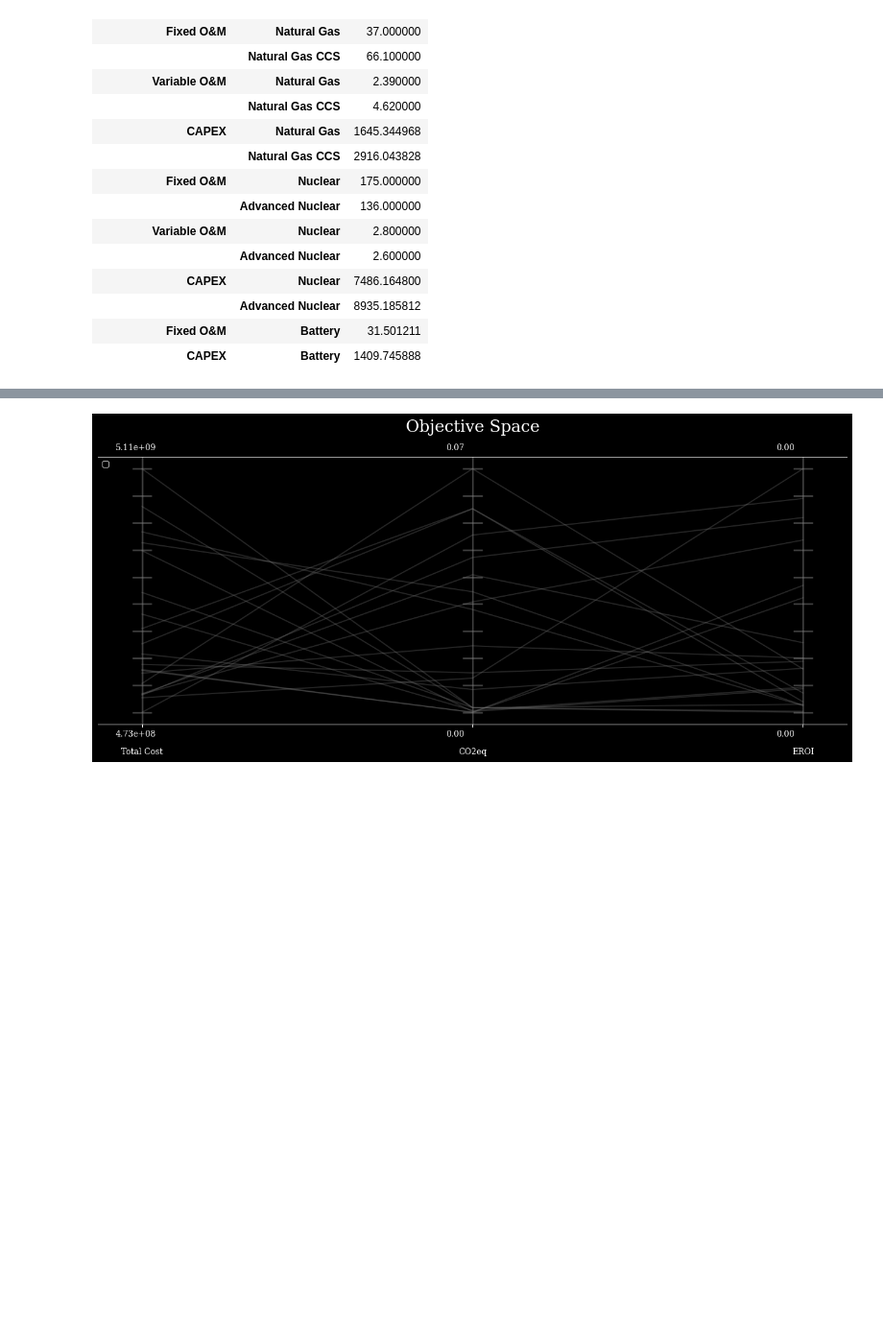
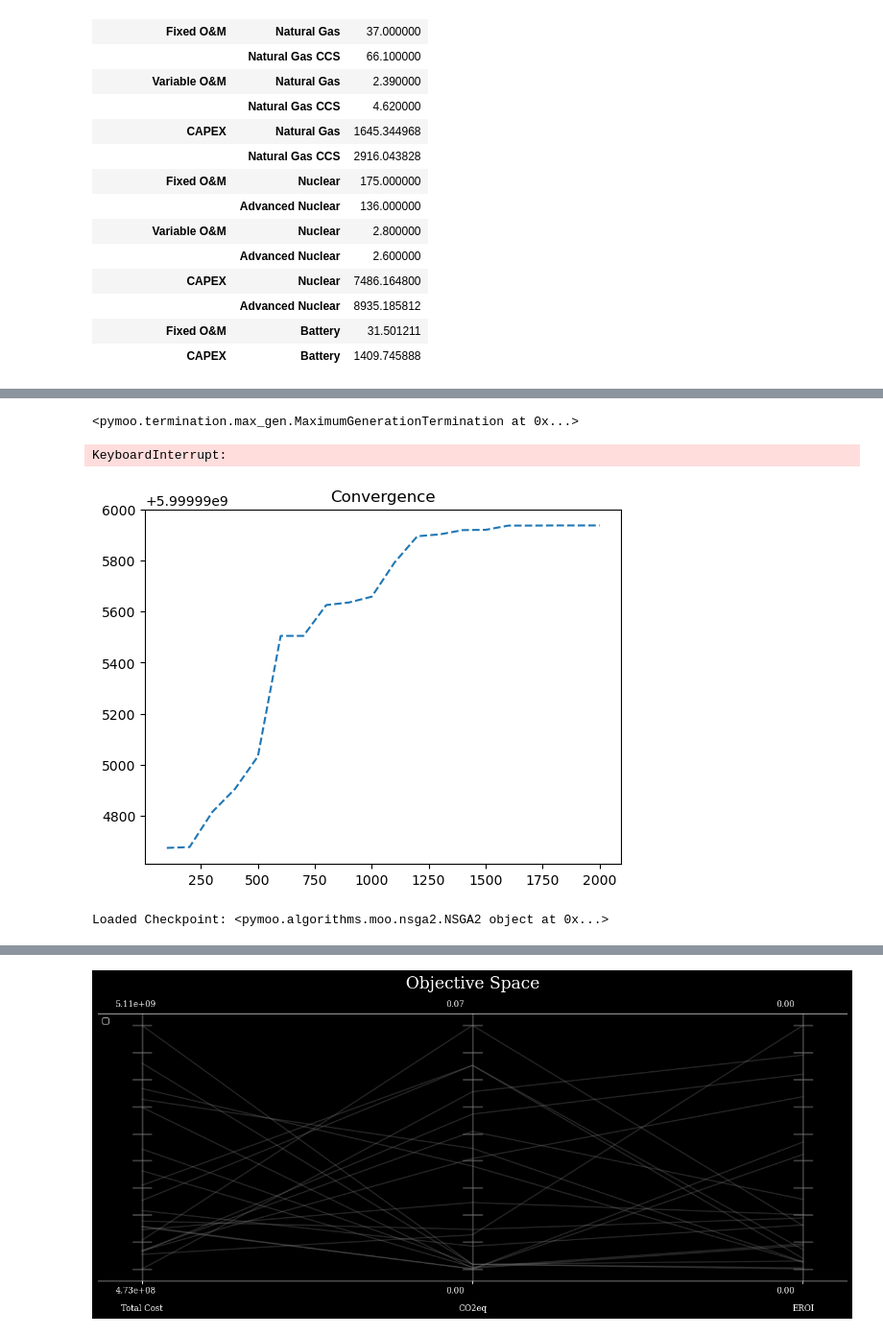
Before and after one commit to arfc/2025-dotson-dissertation, a Jupyter notebook: analysis/scripts/05-examples-scripts/datacenter_example.ipynb, the cells around one changed output, grey strips where cells are left out. Shown at 96% size. Saved outputs shown, nothing was run; the diff lists cells and outputs as text; code cells hidden in the pictures; blank space fills up the shorter version.

```diff
--- a/analysis/scripts/05-examples-scripts/datacenter_example.ipynb
+++ b/analysis/scripts/05-examples-scripts/datacenter_example.ipynb
@@ -219,0 +284,54 @@ Wall time: 21min
+# %%
+ref_point = np.array([6e9, 1, 1])
+
+ind = HV(ref_point=ref_point)
+
+performance_list = []
+for pop in res.history:
+    pop_pf = np.array([e.F for e in pop.opt])
+    performance_list.append(ind(pop_pf))
+
+n_evals = np.array([e.evaluator.n_eval for e in res.history])
+opt = np.array([e.opt[0].F for e in res.history])
+
+plt.title("Convergence")
+plt.plot(n_evals, performance_list, "--")
+# plt.yscale("log")
+plt.show()
+# %%
+algorithm.termination
+# %% [output]
+<pymoo.termination.max_gen.MaximumGenerationTermination at 0x...>
+# %%
+res = minimize(problem,
+               ,
+               seed=1,
+               copy_algorithm=False,
+               verbose=True)
+# %% [output]
+KeyboardInterrupt:
+# %%
+performance_list = []
+for pop in res.history:
+    pop_pf = np.array([e.F for e in pop.opt])
+    performance_list.append(ind(pop_pf))
+
+n_evals = np.array([e.evaluator.n_eval for e in res.history])
+opt = np.array([e.opt[0].F for e in res.history])
+
+plt.title("Convergence")
+plt.plot(n_evals, performance_list, "--")
+# plt.yscale("log")
+plt.show()
+# %% [output]
+[figure, added]
+# %%
+checkpoint_name = "checkpoint_4.pkl"
+with open(checkpoint_name, "wb") as f:
+    pickle.dump(checkpoint, f)
+
+with open(checkpoint_name, 'rb') as f:
+    checkpoint = pickle.load(f)
+    print("Loaded Checkpoint:", checkpoint)
+# %% [output]
+Loaded Checkpoint: <pymoo.algorithms.moo.nsga2.NSGA2 object at 0x...>
```
Also changed, not shown: parts of 30 cells of this notebook, 7 other files.
